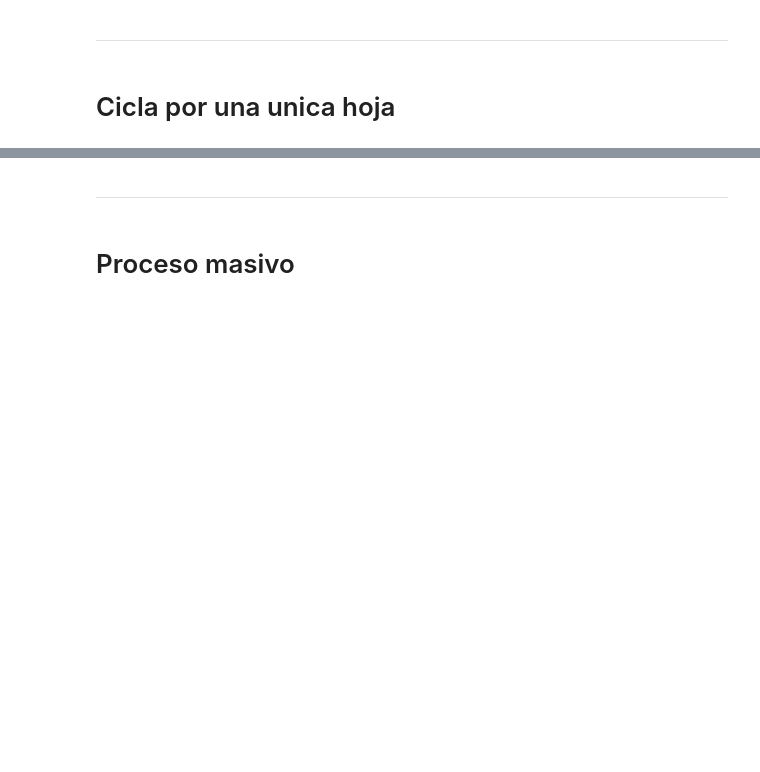
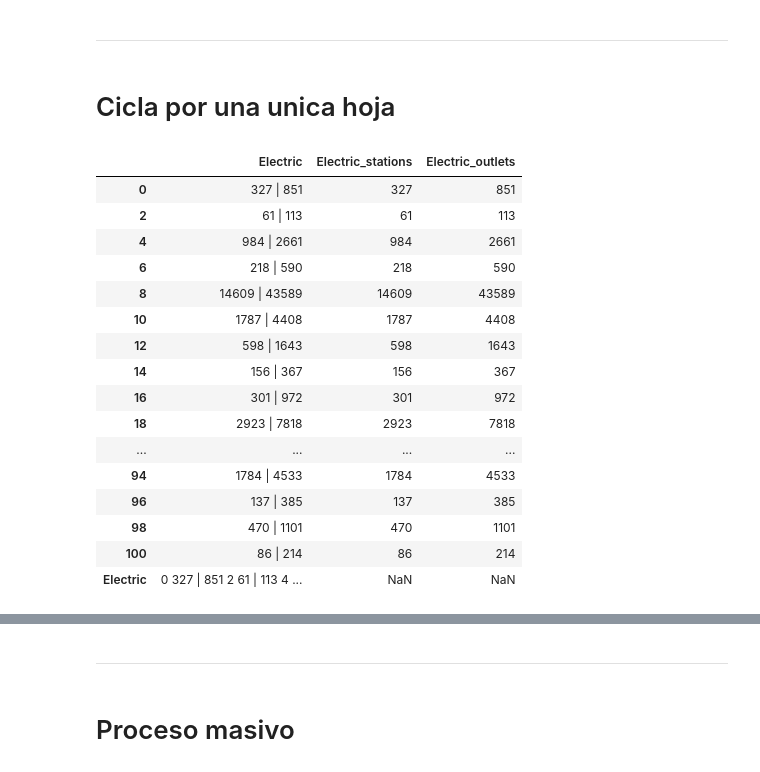
Before and after one commit to omanofx/portfolio, a Jupyter notebook: data_wrangling/data_cleaning.ipynb, the cells around one changed output, grey strips where cells are left out. Cells and saved outputs as stored; diff of their text form; code cells hidden in the pictures; blank space fills up the shorter version.

```diff
--- a/data_wrangling/data_cleaning.ipynb
+++ b/data_wrangling/data_cleaning.ipynb
@@ -590,0 +497,51 @@ elif year_sheet in range(2020,2022):
+# %%
+# Codigo para pasar al ciclo FOR
+hoja ='2022'
+year_sheet = int(hoja)
+
+# Leer los datos del archivo Excel y almacenarlos en un nuevo DataFrame
+df_hojas = pd.read_excel(archivo_excel, sheet_name=hoja, header=0, comment='(', skiprows = 3)
+
+# Asigna los nombres correctos a las columnas del DF
+if year_sheet in range(2007, 2014):
+  df_hojas.columns = ['State', 'Biodiesel', 'CNG', 'E85', 'Electric', 'Hydrogen', 'LNG', 'Propane', 'Total']
+  # Agregar una nueva columna 'Renewable Diesel'
+  df_hojas.insert(8, 'Renewable Diesel', np.NaN)
+
+elif year_sheet in range(2014,2099):
+  df_hojas.columns = ['State', 'Biodiesel', 'CNG', 'E85', 'Electric', 'Hydrogen', 'LNG', 'Propane','Renewable Diesel', 'Total']
+
+# Procesar hoja excel
+df_ok = procesar_hoja(df_hojas)
+
+#if year_sheet in range(2014, 2099):
+#  df_ok = split_column_and_concat(df_ok, 'Electric', separator='|',
+#                                    new_column_names=['Electric_stations', 'Electric_outlets'])
+
+if year_sheet in range(2014, 2099):
+  df_ok = split_column_and_concat(df_ok, 'Hydrogen', separator='|',
+                                    new_column_names=['Hydrogen_Retail', 'Hydrogen_Non_Retail','Hydrogen_Total'])
+
+elif year_sheet in range(2020,2099):
+  df_ok = split_column_and_concat(df_ok, 'Propane', separator='|',
+                                    new_column_names=['Propane_Primary', 'Propane_Secondary', 'Propane_Total'])
+# %%
+df_ok
+# %% [output]
+|  | Electric | Electric_stations | Electric_outlets |
+| 0 | 327 | 851 | 327 | 851 |
+| 2 | 61 | 113 | 61 | 113 |
+| 4 | 984 | 2661 | 984 | 2661 |
+| 6 | 218 | 590 | 218 | 590 |
+| 8 | 14609 | 43589 | 14609 | 43589 |
+| 10 | 1787 | 4408 | 1787 | 4408 |
+| 12 | 598 | 1643 | 598 | 1643 |
+| 14 | 156 | 367 | 156 | 367 |
+| 16 | 301 | 972 | 301 | 972 |
+| 18 | 2923 | 7818 | 2923 | 7818 |
+| ... | ... | ... | ... |
+| 94 | 1784 | 4533 | 1784 | 4533 |
+| 96 | 137 | 385 | 137 | 385 |
+| 98 | 470 | 1101 | 470 | 1101 |
+| 100 | 86 | 214 | 86 | 214 |
+| Electric | 0 327 | 851 2 61 | 113 4 ... | NaN | NaN |
```
Also changed, not shown: parts of 15 cells of this notebook.
